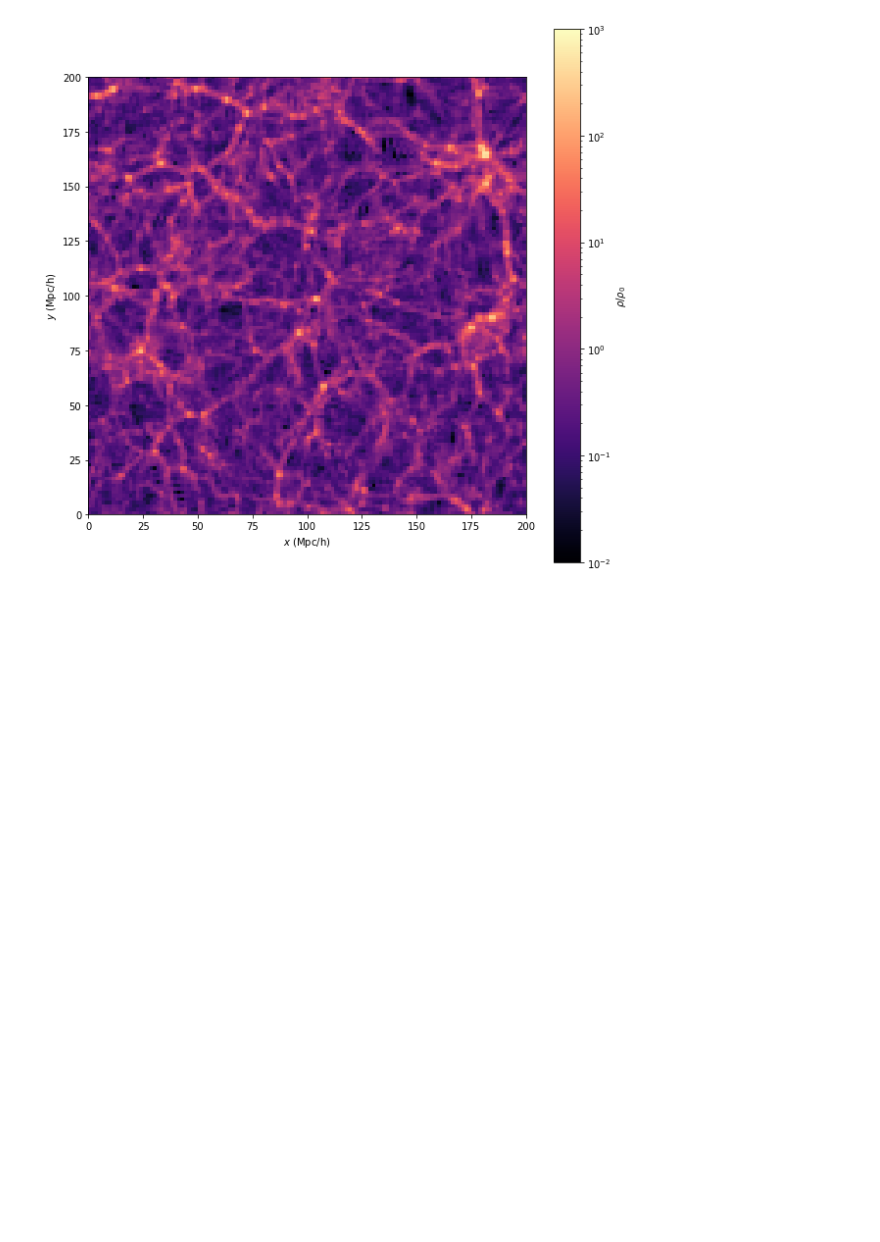
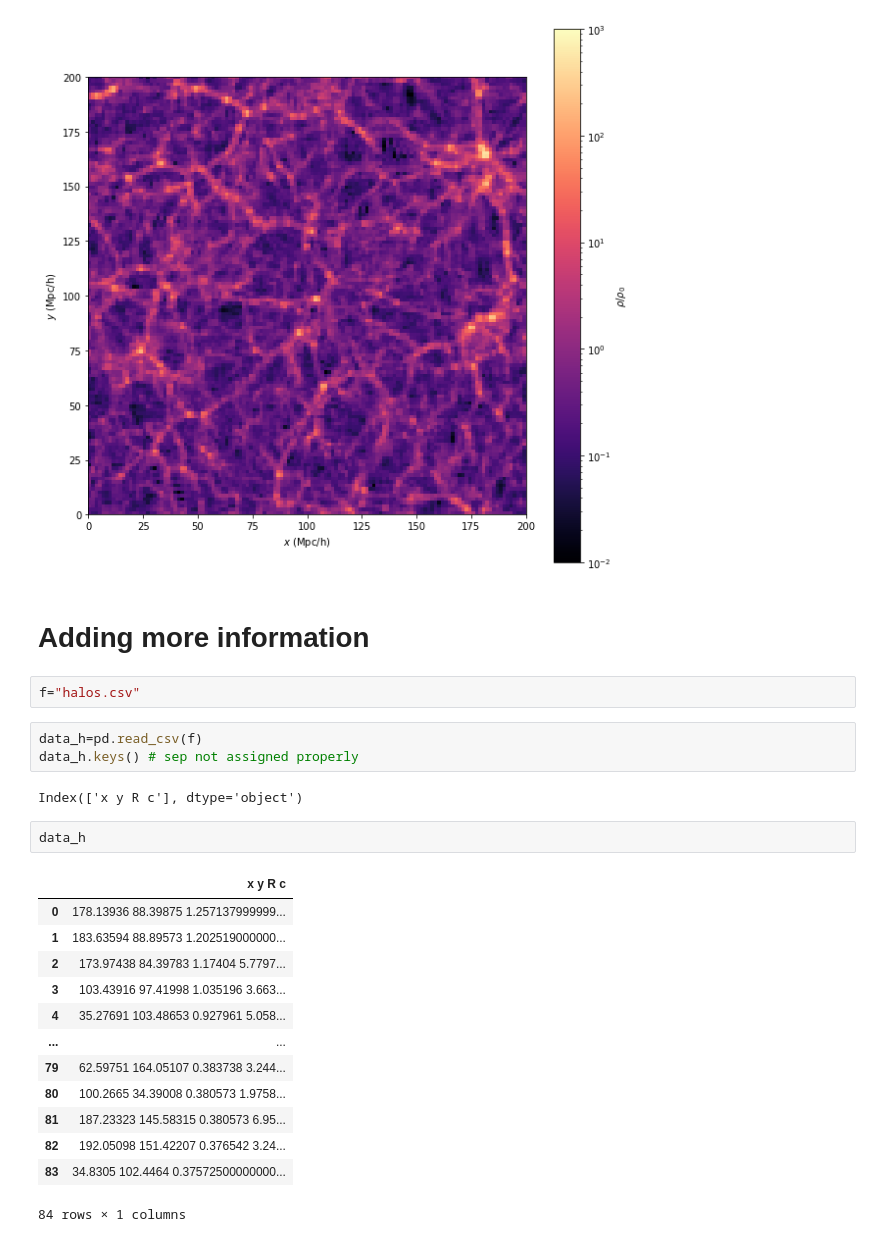
Before and after one commit to SaeeDhawalikar/Grad_school-CA1-Tutorial, a Jupyter notebook: Tutorial1.ipynb, the cells around one changed output. Drawn from its saved outputs; the diff is of its cells as text; blank space fills up the shorter version.

```diff
--- a/Tutorial1.ipynb
+++ b/Tutorial1.ipynb
@@ -230,3 +235,28 @@ ax.set_ylabel(r"$y$ (Mpc/h)")
 # %% [output]
 Text(0, 0.5, '$y$ (Mpc/h)')
 [figure]
+# %% [markdown]
+# Adding more information
+# %%
+f="halos.csv"
+# %%
+data_h=pd.read_csv(f)
+data_h.keys() # sep not assigned properly
+# %% [output]
+Index(['x y R c'], dtype='object')
+# %%
+data_h
+# %% [output]
+|  | x y R c |
+| 0 | 178.13936 88.39875 1.257137999999... |
+| 1 | 183.63594 88.89573 1.202519000000... |
+| 2 | 173.97438 84.39783 1.17404 5.7797... |
+| 3 | 103.43916 97.41998 1.035196 3.663... |
+| 4 | 35.27691 103.48653 0.927961 5.058... |
+| ... | ... |
+| 79 | 62.59751 164.05107 0.383738 3.244... |
+| 80 | 100.2665 34.39008 0.380573 1.9758... |
+| 81 | 187.23323 145.58315 0.380573 6.95... |
+| 82 | 192.05098 151.42207 0.376542 3.24... |
+| 83 | 34.8305 102.4464 0.37572500000000... |
+84 rows × 1 columns
```
Also changed, not shown: parts of 6 cells of this notebook.
